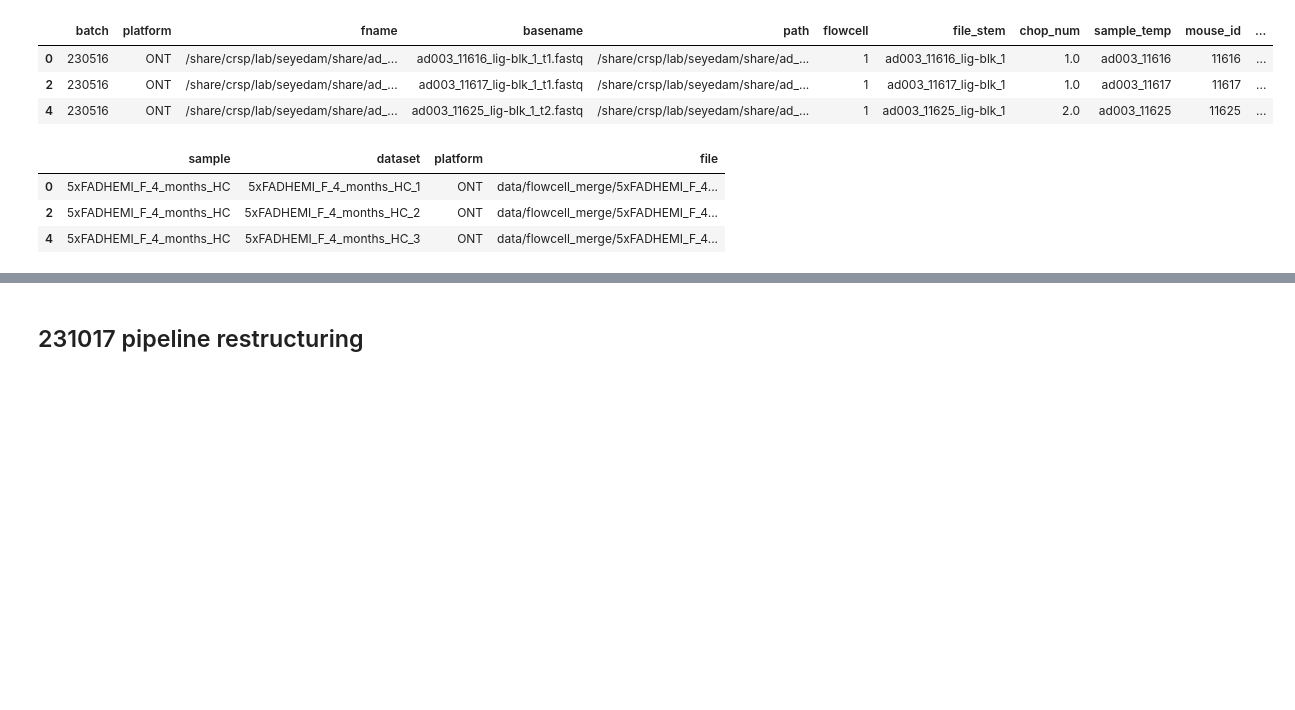
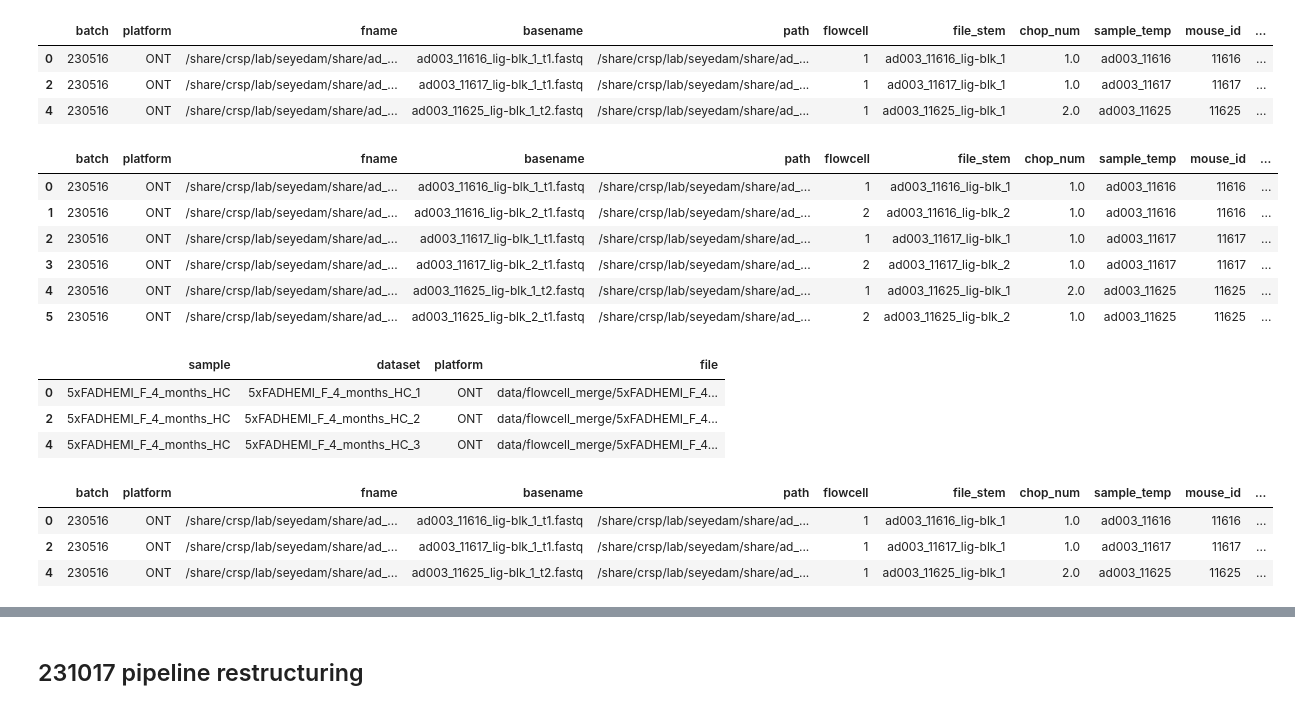
Before and after one commit to gfilimban/modelad_pipeline, a Jupyter notebook: proc_update/snakemake_dev.ipynb, the cells around one changed output, grey strips where cells are left out. Drawn from its saved outputs; the diff is of its cells as text; code cells hidden in the pictures; blank space fills up the shorter version.

```diff
--- a/proc_update/snakemake_dev.ipynb
+++ b/proc_update/snakemake_dev.ipynb
@@ -114,6 +240,21 @@ temp
 | 0 | 230516 | ONT | /share/crsp/lab/seyedam/share/ad_... | ad003_11616_lig-blk_1_t1.fastq | /share/crsp/lab/seyedam/share/ad_... | 1 | ad003_11616_lig-blk_1 | 1.0 | ad003_11616 | 11616 | ... |
 | 2 | 230516 | ONT | /share/crsp/lab/seyedam/share/ad_... | ad003_11617_lig-blk_1_t1.fastq | /share/crsp/lab/seyedam/share/ad_... | 1 | ad003_11617_lig-blk_1 | 1.0 | ad003_11617 | 11617 | ... |
 | 4 | 230516 | ONT | /share/crsp/lab/seyedam/share/ad_... | ad003_11625_lig-blk_1_t2.fastq | /share/crsp/lab/seyedam/share/ad_... | 1 | ad003_11625_lig-blk_1 | 2.0 | ad003_11625 | 11625 | ... |
+# %%
+temp = df.loc[(df.study==wc['study'])&\
+       (df.genotype==wc['genotype'])&\
+       (df.sex==wc['sex'])&\
+       (df.age.isin(wc['age']))&\
+       (df.tissue==wc['tissue'])]
+temp
+# %% [output]
+|  | batch | platform | fname | basename | path | flowcell | file_stem | chop_num | sample_temp | mouse_id | ... |
+| 0 | 230516 | ONT | /share/crsp/lab/seyedam/share/ad_... | ad003_11616_lig-blk_1_t1.fastq | /share/crsp/lab/seyedam/share/ad_... | 1 | ad003_11616_lig-blk_1 | 1.0 | ad003_11616 | 11616 | ... |
+| 1 | 230516 | ONT | /share/crsp/lab/seyedam/share/ad_... | ad003_11616_lig-blk_2_t1.fastq | /share/crsp/lab/seyedam/share/ad_... | 2 | ad003_11616_lig-blk_2 | 1.0 | ad003_11616 | 11616 | ... |
+| 2 | 230516 | ONT | /share/crsp/lab/seyedam/share/ad_... | ad003_11617_lig-blk_1_t1.fastq | /share/crsp/lab/seyedam/share/ad_... | 1 | ad003_11617_lig-blk_1 | 1.0 | ad003_11617 | 11617 | ... |
+| 3 | 230516 | ONT | /share/crsp/lab/seyedam/share/ad_... | ad003_11617_lig-blk_2_t1.fastq | /share/crsp/lab/seyedam/share/ad_... | 2 | ad003_11617_lig-blk_2 | 1.0 | ad003_11617 | 11617 | ... |
+| 4 | 230516 | ONT | /share/crsp/lab/seyedam/share/ad_... | ad003_11625_lig-blk_1_t2.fastq | /share/crsp/lab/seyedam/share/ad_... | 1 | ad003_11625_lig-blk_1 | 2.0 | ad003_11625 | 11625 | ... |
+| 5 | 230516 | ONT | /share/crsp/lab/seyedam/share/ad_... | ad003_11625_lig-blk_2_t1.fastq | /share/crsp/lab/seyedam/share/ad_... | 2 | ad003_11625_lig-blk_2 | 1.0 | ad003_11625 | 11625 | ... |
 # %%
 temp[['sample', 'dataset', 'platform', 'file']]
 # %% [output]
@@ -121,6 +262,13 @@ temp[['sample', 'dataset', 'platform', 'file']]
 | 0 | 5xFADHEMI_F_4_months_HC | 5xFADHEMI_F_4_months_HC_1 | ONT | data/flowcell_merge/5xFADHEMI_F_4... |
 | 2 | 5xFADHEMI_F_4_months_HC | 5xFADHEMI_F_4_months_HC_2 | ONT | data/flowcell_merge/5xFADHEMI_F_4... |
 | 4 | 5xFADHEMI_F_4_months_HC | 5xFADHEMI_F_4_months_HC_3 | ONT | data/flowcell_merge/5xFADHEMI_F_4... |
+# %%
+temp
+# %% [output]
+|  | batch | platform | fname | basename | path | flowcell | file_stem | chop_num | sample_temp | mouse_id | ... |
+| 0 | 230516 | ONT | /share/crsp/lab/seyedam/share/ad_... | ad003_11616_lig-blk_1_t1.fastq | /share/crsp/lab/seyedam/share/ad_... | 1 | ad003_11616_lig-blk_1 | 1.0 | ad003_11616 | 11616 | ... |
+| 2 | 230516 | ONT | /share/crsp/lab/seyedam/share/ad_... | ad003_11617_lig-blk_1_t1.fastq | /share/crsp/lab/seyedam/share/ad_... | 1 | ad003_11617_lig-blk_1 | 1.0 | ad003_11617 | 11617 | ... |
+| 4 | 230516 | ONT | /share/crsp/lab/seyedam/share/ad_... | ad003_11625_lig-blk_1_t2.fastq | /share/crsp/lab/seyedam/share/ad_... | 1 | ad003_11625_lig-blk_1 | 2.0 | ad003_11625 | 11625 | ... |
 # %%
 df
 # %% [output]
```
Also changed, not shown: parts of 10 cells of this notebook, 6 other files.
